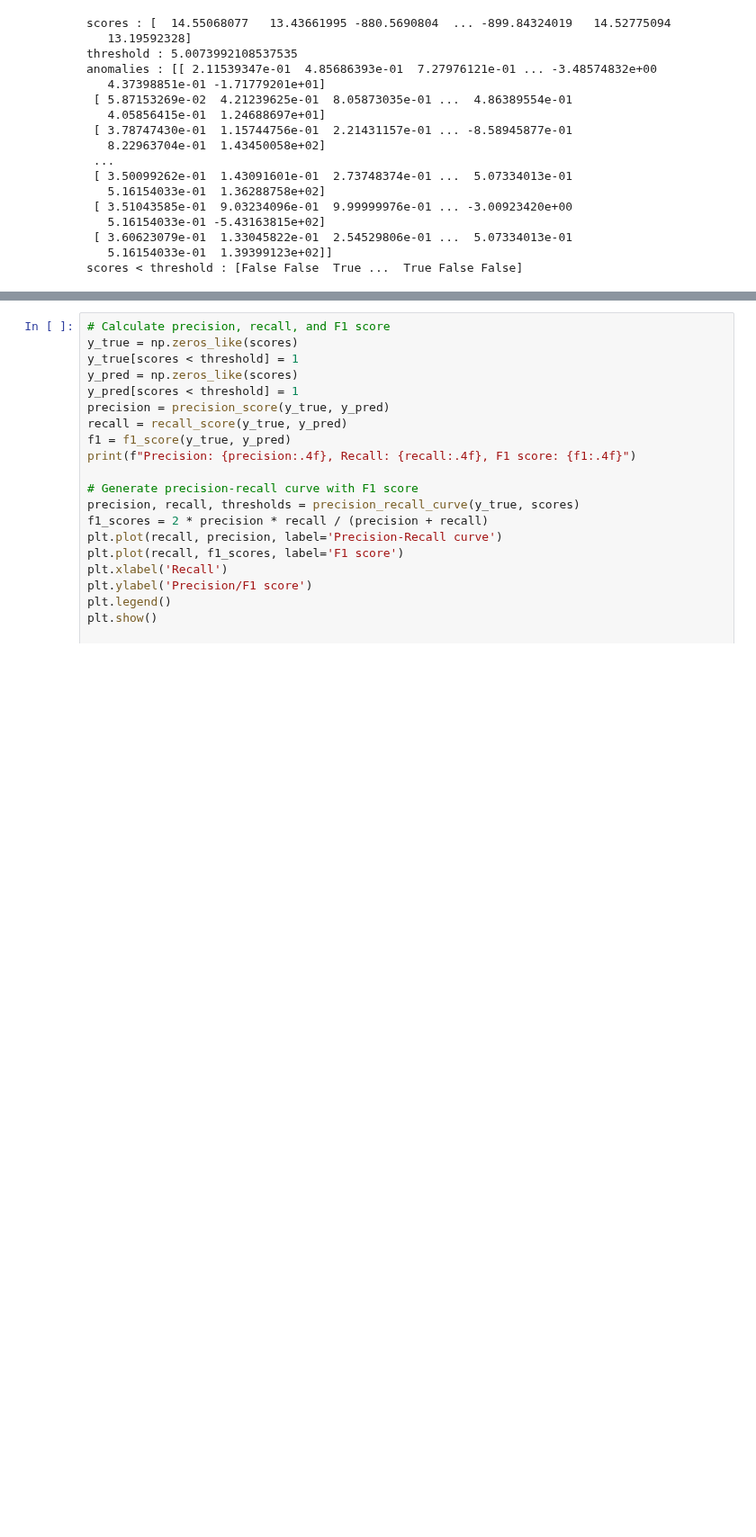
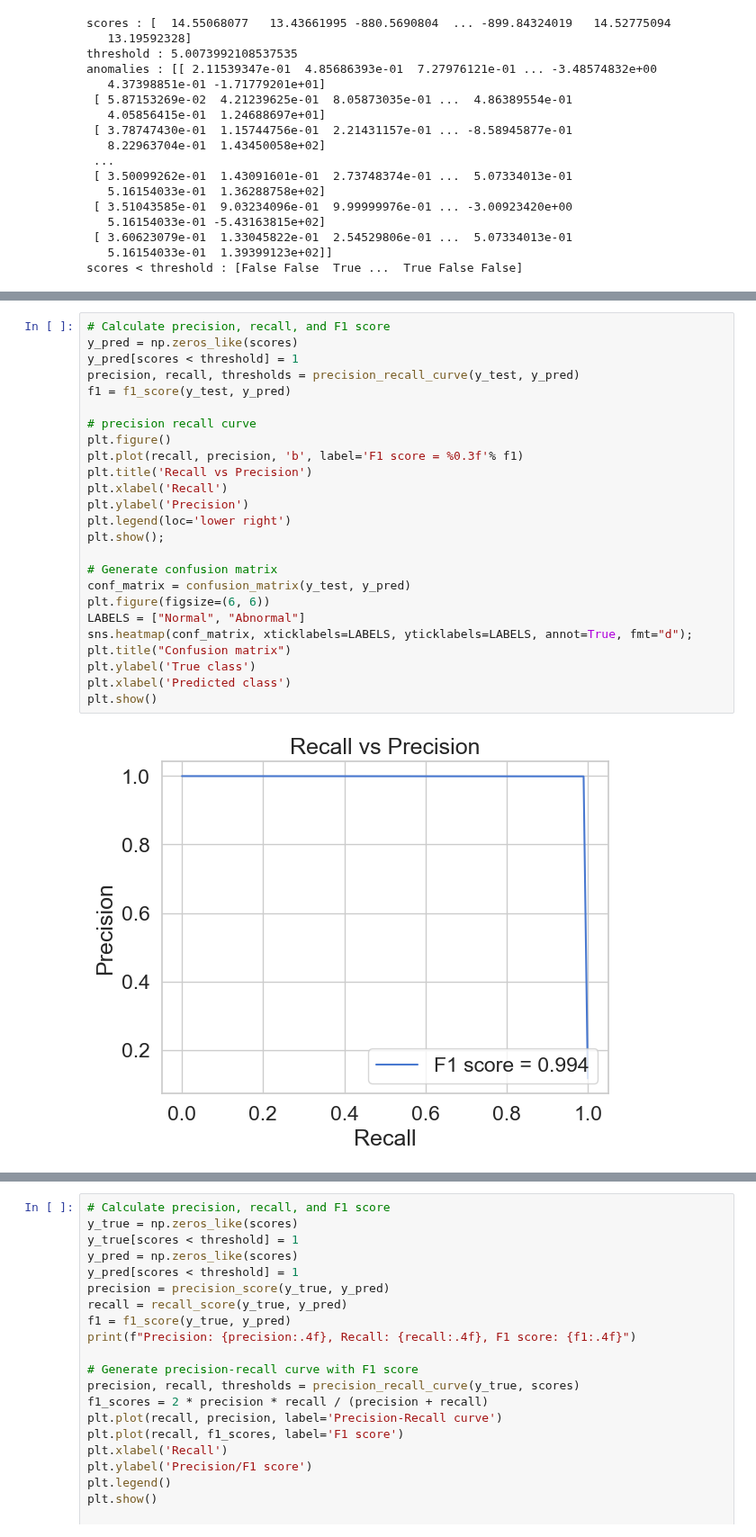
Before and after one commit to 98uranus/Autoencoder, a Jupyter notebook: DAGMM.ipynb, the cells around one changed output, grey strips where cells are left out. Shown at 90% size. Saved outputs shown, nothing was run; the diff lists cells and outputs as text; blank space fills up the shorter version.

```diff
--- a/DAGMM.ipynb
+++ b/DAGMM.ipynb
@@ -252,0 +253,27 @@ Precision: 0.9993, Recall: 0.9897, F1 score: 0.9945
+# %%
+# Calculate precision, recall, and F1 score
+y_pred = np.zeros_like(scores)
+y_pred[scores < threshold] = 1
+precision, recall, thresholds = precision_recall_curve(y_test, y_pred)
+f1 = f1_score(y_test, y_pred)
+
+# precision recall curve
+plt.figure()
+plt.plot(recall, precision, 'b', label='F1 score = %0.3f'% f1)
+plt.title('Recall vs Precision')
+plt.xlabel('Recall')
+plt.ylabel('Precision')
+plt.legend(loc='lower right')
+plt.show();
+
+# Generate confusion matrix
+conf_matrix = confusion_matrix(y_test, y_pred)
+plt.figure(figsize=(6, 6))
+LABELS = ["Normal", "Abnormal"]
+sns.heatmap(conf_matrix, xticklabels=LABELS, yticklabels=LABELS, annot=True, fmt="d");
+plt.title("Confusion matrix")
+plt.ylabel('True class')
+plt.xlabel('Predicted class')
+plt.show()
+# %% [output]
+[figure, added]
```
Also changed, not shown: parts of 2 cells of this notebook.
